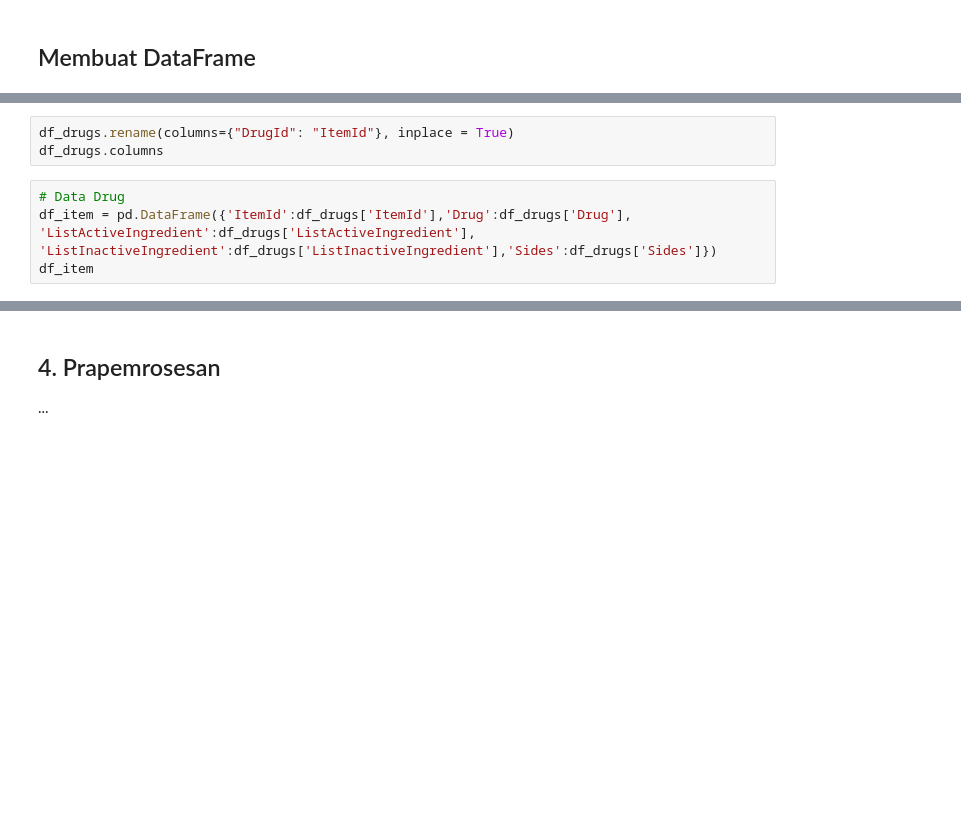
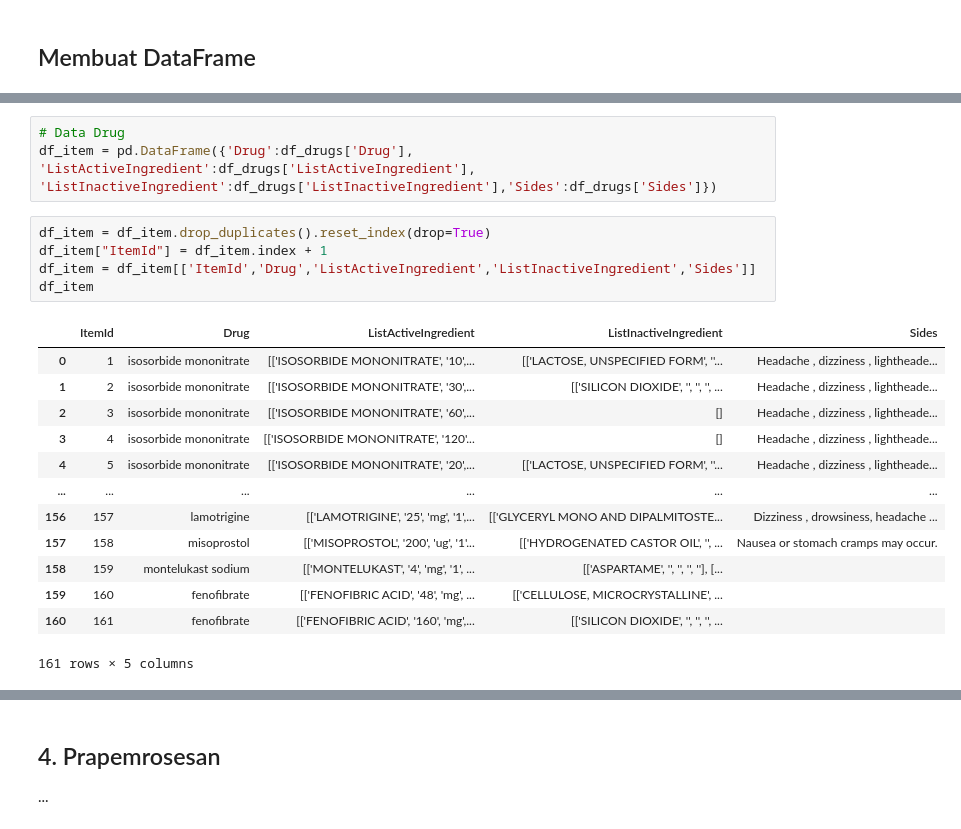
Before and after one commit to exemuel/weighted-hybrid-med-recsys, a Jupyter notebook: recommendation.ipynb, the cells around one changed output, grey strips where cells are left out. Drawn from its saved outputs; the diff is of its cells as text; blank space fills up the shorter version.

Commit message:
Update DataFrame

```diff
--- a/recommendation.ipynb
+++ b/recommendation.ipynb
@@ -128,10 +213,25 @@ df_drugs.columns
-# %%
-df_drugs.rename(columns={"DrugId": "ItemId"}, inplace = True)
-df_drugs.columns
 # %%
 # Data Drug
-df_item = pd.DataFrame({'ItemId':df_drugs['ItemId'],'Drug':df_drugs['Drug'], 'ListActiveIngredient':df_drugs['ListActiveIngredient'], 'ListInactiveIngredient':df_drugs['ListInactiveIngredient'],'Sides':df_drugs['Sides']})
-df_item
+df_item = pd.DataFrame({'Drug':df_drugs['Drug'], 'ListActiveIngredient':df_drugs['ListActiveIngredient'], 'ListInactiveIngredient':df_drugs['ListInactiveIngredient'],'Sides':df_drugs['Sides']})
+# %%
+df_item = df_item.drop_duplicates().reset_index(drop=True)
+df_item["ItemId"] = df_item.index + 1
+df_item = df_item[['ItemId','Drug','ListActiveIngredient','ListInactiveIngredient','Sides']]
+df_item
+# %% [output]
+|  | ItemId | Drug | ListActiveIngredient | ListInactiveIngredient | Sides |
+| 0 | 1 | isosorbide mononitrate | [['ISOSORBIDE MONONITRATE', '10',... | [['LACTOSE, UNSPECIFIED FORM', ''... | Headache , dizziness , lightheade... |
+| 1 | 2 | isosorbide mononitrate | [['ISOSORBIDE MONONITRATE', '30',... | [['SILICON DIOXIDE', '', '', '', ... | Headache , dizziness , lightheade... |
+| 2 | 3 | isosorbide mononitrate | [['ISOSORBIDE MONONITRATE', '60',... | [] | Headache , dizziness , lightheade... |
+| 3 | 4 | isosorbide mononitrate | [['ISOSORBIDE MONONITRATE', '120'... | [] | Headache , dizziness , lightheade... |
+| 4 | 5 | isosorbide mononitrate | [['ISOSORBIDE MONONITRATE', '20',... | [['LACTOSE, UNSPECIFIED FORM', ''... | Headache , dizziness , lightheade... |
+| ... | ... | ... | ... | ... | ... |
+| 156 | 157 | lamotrigine | [['LAMOTRIGINE', '25', 'mg', '1',... | [['GLYCERYL MONO AND DIPALMITOSTE... | Dizziness , drowsiness, headache ... |
+| 157 | 158 | misoprostol | [['MISOPROSTOL', '200', 'ug', '1'... | [['HYDROGENATED CASTOR OIL', '', ... | Nausea or stomach cramps may occur. |
+| 158 | 159 | montelukast sodium | [['MONTELUKAST', '4', 'mg', '1', ... | [['ASPARTAME', '', '', '', ''], [... |  |
+| 159 | 160 | fenofibrate | [['FENOFIBRIC ACID', '48', 'mg', ... | [['CELLULOSE, MICROCRYSTALLINE', ... |  |
+| 160 | 161 | fenofibrate | [['FENOFIBRIC ACID', '160', 'mg',... | [['SILICON DIOXIDE', '', '', '', ... |  |
+161 rows × 5 columns
 # %%
 # Data User
 df_user = pd.DataFrame({'Age':df_drugs['Age'], 'Sex':df_drugs['Sex'], 'Condition':df_drugs['Condition']})
```
Also changed, not shown: parts of 16 cells of this notebook.
